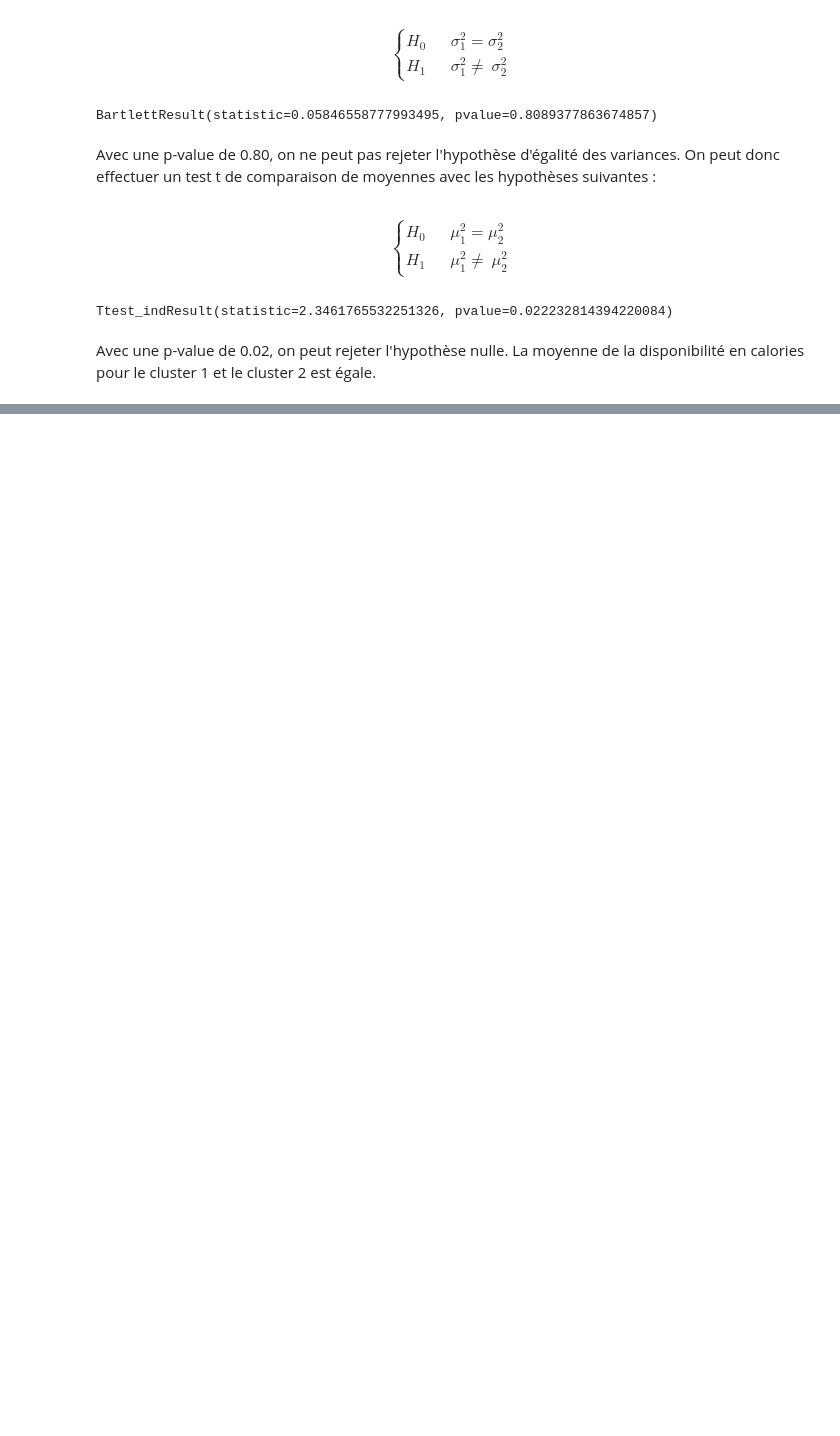
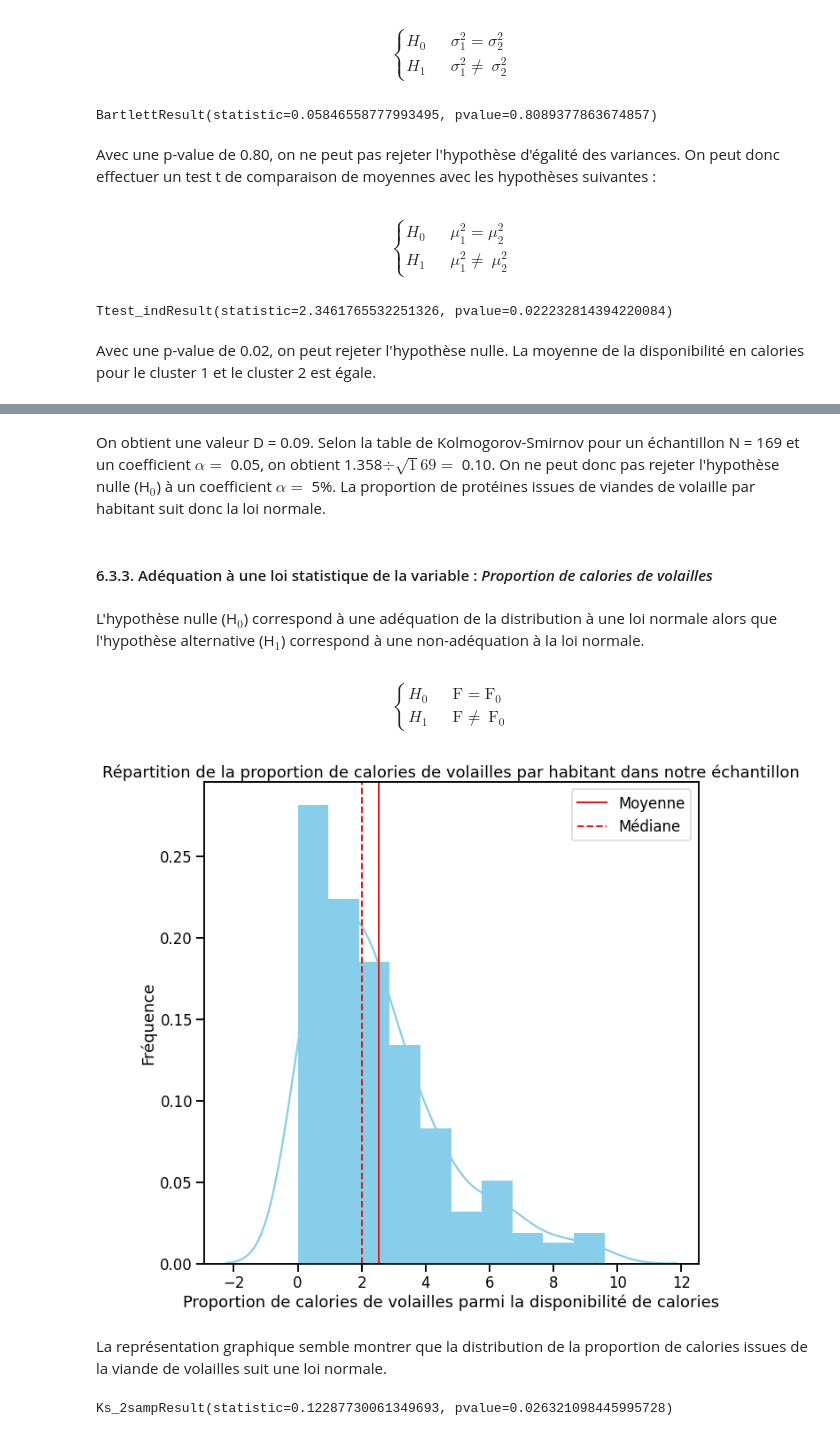
Before and after one commit to Sylvariane/etude_marche, a Jupyter notebook: P5_02_code.ipynb, the cells around one changed output, grey strips where cells are left out. Drawn from its saved outputs; the diff is of its cells as text; code cells hidden in the pictures; blank space fills up the shorter version.

```diff
--- a/P5_02_code.ipynb
+++ b/P5_02_code.ipynb
@@ -733,0 +877,34 @@ Avec une p-value de 0.02, on peut rejeter l'hypothèse nulle. La moyenne de la d
+# %% [markdown]
+On obtient une valeur D = 0.09. Selon la table de Kolmogorov-Smirnov pour un échantillon N = 169 et un coefficient $\alpha =$ 0.05, on obtient 1.358$\div\sqrt169 =$ 0.10. On ne peut donc pas rejeter l'hypothèse nulle (H$_0$) à un coefficient $\alpha =$ 5%. La proportion de protéines issues de viandes de volaille par habitant suit donc la loi normale.
+# %% [markdown]
+#### 6.3.3. Adéquation à une loi statistique de la variable : *Proportion de calories de volailles*
+# %% [markdown]
+L'hypothèse nulle (H$_0$) correspond à une adéquation de la distribution à une loi normale alors que l'hypothèse alternative (H$_1$) correspond à une non-adéquation à la loi normale.
+# %% [markdown]
+  \begin{cases}
+    H_0      & \quad \text{F} = \text{F}_0\\
+    H_1      & \quad \text{F} \neq\ \text{F}_0
+  \end{cases}
+# %%
+_ = plt.figure(figsize = (10,10))
+
+_ = sns.distplot(df["kcal_volaille"],
+                  kde=True,
+                  color='skyblue',
+                  hist_kws={"linewidth": 15,'alpha':1})
+_ = plt.axvline(x=df["kcal_volaille"].mean(), label='Moyenne', linestyle='-', linewidth=2)
+_ = plt.axvline(x=df["kcal_volaille"].median(), label='Médiane', linestyle='--', linewidth=2)
+_ = plt.xlabel('Proportion de calories de volailles parmi la disponibilité de calories')
+_ = plt.ylabel('Fréquence')
+_ = plt.title('Répartition de la proportion de calories de volailles par habitant dans notre échantillon')
+_ = plt.legend()
+
+_ = plt.show()
+# %% [output]
+[figure, added]
+# %% [markdown]
+La représentation graphique semble montrer que la distribution de la proportion de calories issues de la viande de volailles suit une loi normale.
+# %%
+ks_2samp(df["kcal_volaille"],list(np.random.normal(np.mean(df["kcal_volaille"]), np.std(df["kcal_volaille"]), 1000)))
+# %% [output]
+Ks_2sampResult(statistic=0.12287730061349693, pvalue=0.026321098445995728)
```
Also changed, not shown: parts of 61 cells of this notebook.
